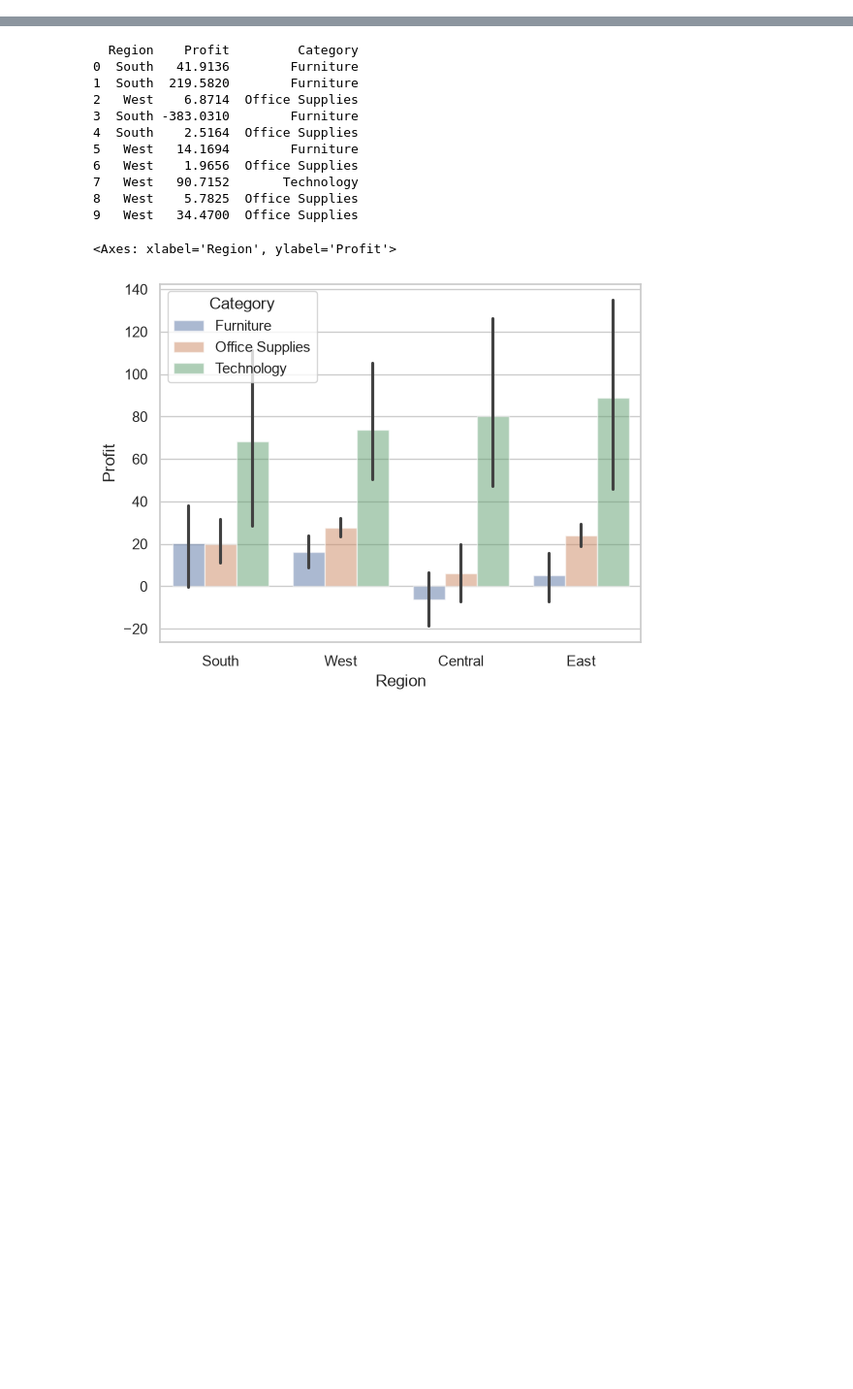
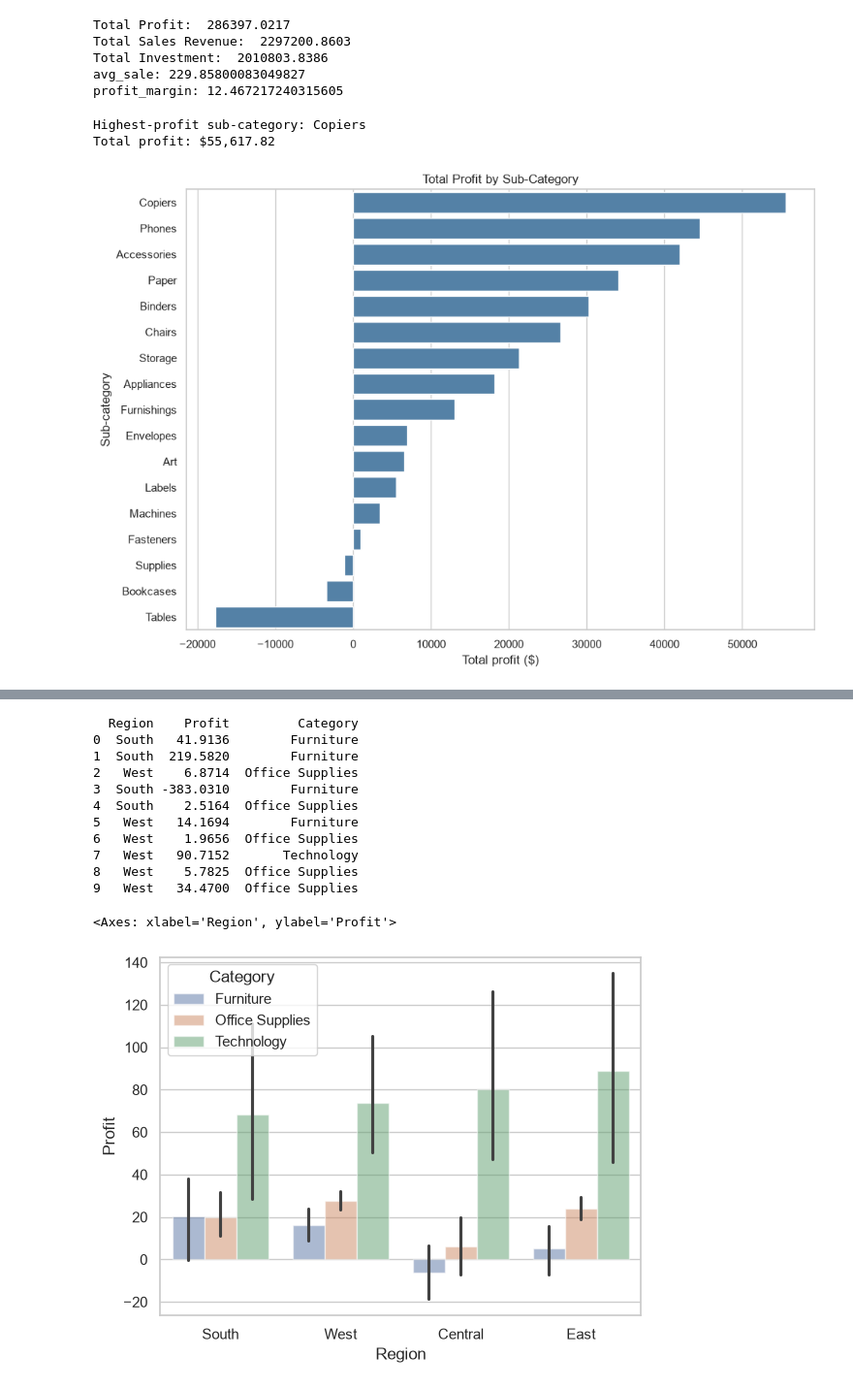
Before and after one commit to Aryanbhayji/Data_Analysis, a Jupyter notebook: test_1.ipynb, the cells around one changed output, grey strips where cells are left out. Shown at 97% size. Cells and saved outputs as stored; diff of their text form; code cells hidden in the pictures; blank space fills up the shorter version.

```diff
--- a/test_1.ipynb
+++ b/test_1.ipynb
@@ -18,3 +18,54 @@ data.head(10)
 | 7 | Standard Class | Consumer | United States | Los Angeles | California | 90032 | West | Technology | Phones | 907.1520 | ... |
 | 8 | Standard Class | Consumer | United States | Los Angeles | California | 90032 | West | Office Supplies | Binders | 18.5040 | ... |
 | 9 | Standard Class | Consumer | United States | Los Angeles | California | 90032 | West | Office Supplies | Appliances | 114.9000 | ... |
+# %%
+sales_revenue=data['Sales'].sum()
+total_profit=data['Profit'].sum()
+print("Total Profit: ", total_profit)
+print("Total Sales Revenue: ", sales_revenue)
+investment=data['Sales'].sum()-data['Profit'].sum()
+print("Total Investment: ", investment)
+
+avg_sale=data["Sales"].mean()
+print("avg_sale:",avg_sale)
+
+profit_margin=(total_profit/sales_revenue)*100
+print("profit_margin:",profit_margin)
+# %% [output]
+Total Profit:  286397.0217
+Total Sales Revenue:  2297200.8603
+Total Investment:  2010803.8386
+avg_sale: 229.85800083049827
+profit_margin: 12.467217240315605
+# %%
+#Which product generates the highest total profit?
+
+# Sum profit for each sub-category and sort from highest to lowest
+profit_by_subcategory = (
+    data.groupby("Sub-Category", as_index=False)["Profit"]
+    .sum()
+    .sort_values("Profit", ascending=False)
+)
+
+# Print the highest-profit sub-category
+top = profit_by_subcategory.iloc[0]
+print(f"Highest-profit sub-category: {top['Sub-Category']}")
+print(f"Total profit: ${top['Profit']:,.2f}")
+
+# Plot total profit by sub-category
+plt.figure(figsize=(10, 7))
+sns.barplot(
+    data=profit_by_subcategory,
+    x="Profit",
+    y="Sub-Category",
+    color="steelblue"
+)
+plt.title("Total Profit by Sub-Category")
+plt.xlabel("Total profit ($)")
+plt.ylabel("Sub-category")
+plt.tight_layout()
+plt.show()
+# %% [output]
+Highest-profit sub-category: Copiers
+Total profit: $55,617.82
+[figure, added]
```
Also changed, not shown: parts of 2 cells of this notebook.
